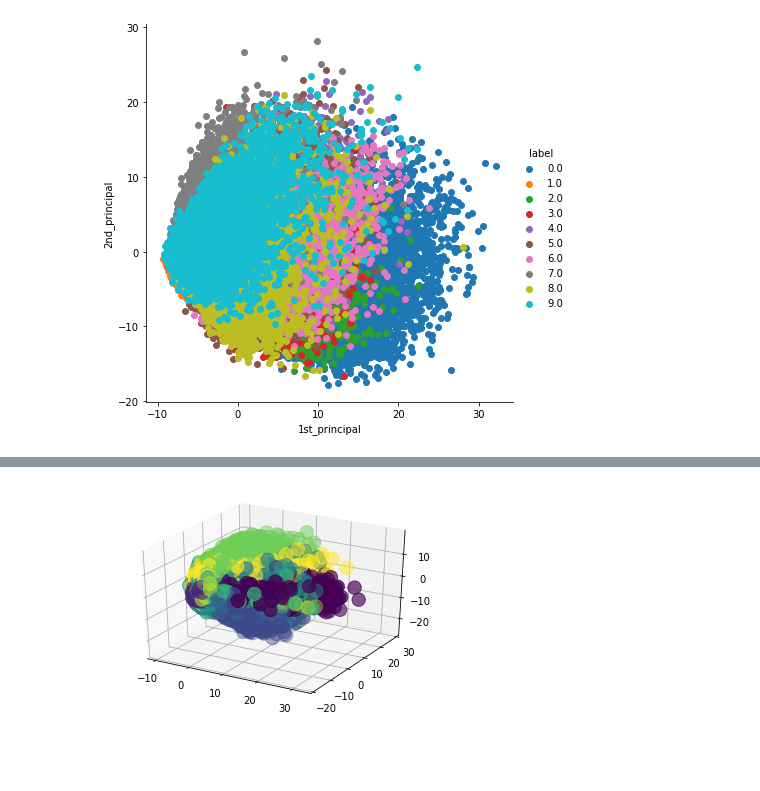
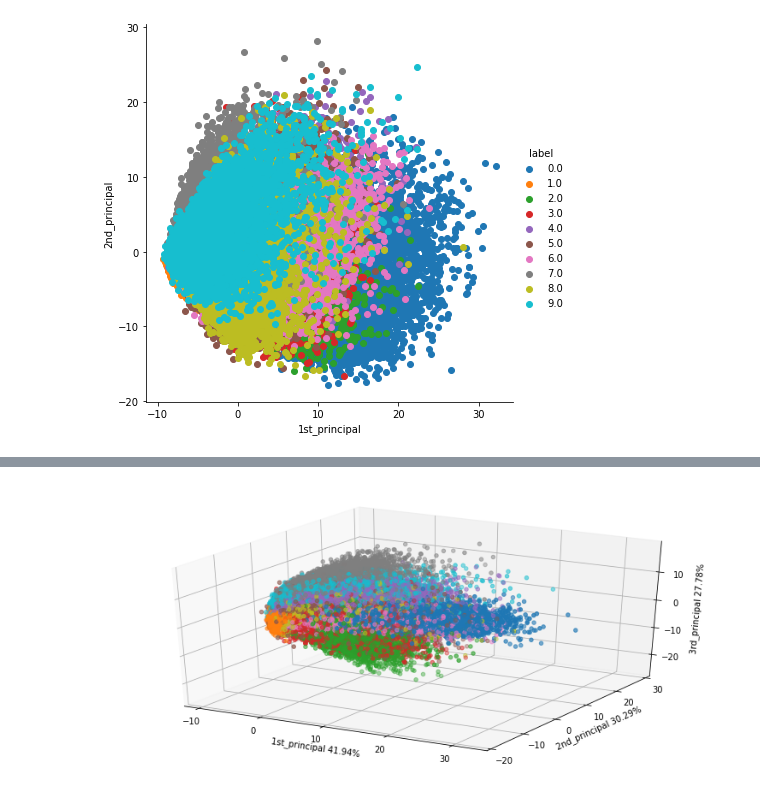
Before and after one commit to devandrepascoa/notebooks, a Jupyter notebook: MNIST_PCA_VISUALIZATION.ipynb, the cells around one changed output, grey strips where cells are left out. Cells and saved outputs as stored; diff of their text form; code cells hidden in the pictures; blank space fills up the shorter version.

```diff
--- a/MNIST_PCA_VISUALIZATION.ipynb
+++ b/MNIST_PCA_VISUALIZATION.ipynb
@@ -5,11 +5,16 @@ import tensorflow.keras as keras
 from keras.datasets import mnist
 from sklearn.preprocessing import StandardScaler
 import numpy as np
+import math
 from scipy.linalg import eigh
 
+#Extracting our data from the keras datasets library
 (x_train, y_train), (x_test, y_test) = mnist.load_data()
+M = x_train.shape[0]#Number of training examples
 x_train = x_train.reshape((x_train.shape[0],-1))
 print(x_train.shape)
+#Normalizing the data so our features are scaled to the same proportion
+#Features are every variable (784 variables), we could also divide by 255.0
 standardized_data = StandardScaler().fit_transform(x_train)
 print(standardized_data.shape)
 # %% [output]
@@ -32,0 +23,5 @@ print(vectors.shape)
+# %%
+#Calculating  the covariance matrix with data.T*data
+sample_data = standardized_data
+covar_matrix = np.matmul(sample_data.T,sample_data)
+print(covar_matrix.shape)
@@ -32,0 +30,21 @@ print(vectors.shape)
+# %%
+ #Creating eigen vectors and eigen values of the covariance matrix
+values, vectors = eigh(covar_matrix)
+vectors = vectors.T
+#Selecting the eigen vectors with highest variation
+#Variation is directly proporcional to the eigen values
+#So we can select the vectors with 3 highest eigen values
+pca_1 = vectors[783]
+pca_2 = vectors[782]
+pca_3 = vectors[781]
+#Cálculo das percentagens de variancia dos componentes principais
+variance_1 = values[783]/(M-1)
+variance_2 = values[782]/(M-1)
+variance_3 = values[781]/(M-1)
+total_variance = variance_1+variance_2+variance_3 #Variancia total
+perc_var1 = math.ceil((variance_1/total_variance)*100.0*100)/100
+perc_var2 = math.ceil((variance_2/total_variance)*100.0*100)/100
+perc_var3 = math.ceil((variance_3/total_variance)*100.0*100)/100
+
+vectors = np.array([pca_1,pca_2,pca_3])
+print(vectors.shape)
@@ -36,6 +57,6 @@ new_coordinates = np.matmul(vectors, standardized_data.T)
 # %%
 import pandas as pd
 new_coordinates = np.vstack((new_coordinates, y_train)).T
-df = pd.DataFrame(data=new_coordinates, columns=("3rd_principal","2nd_principal", "1st_principal", "label"))
+df = pd.DataFrame(data=new_coordinates, columns=("1st_principal","2nd_principal","3rd_principal",  "label"))
 print(df.head())
 # %% [output]
@@ -55,9 +87,12 @@ plt.show()
 # %%
-fig = plt.figure()
-ax = fig.add_subplot(111, projection='3d')
-ax.scatter(df['1st_principal'], df['2nd_principal'], df['3rd_principal'], c=df['label'], s=180)
-ax.set_xscale('linear')
+#plotting 3d data points with matplotlib
+fig = plt.figure(figsize=(13,6))
+ax = fig.add_subplot(111,projection="3d")
+ax.scatter(df['1st_principal'], df['2nd_principal'], df['3rd_principal'], c=df['label'],cmap="tab10", s=20)
+ax.set_xlabel("1st_principal "+str(perc_var1)+"%")
+ax.set_ylabel("2nd_principal "+str(perc_var2)+"%")
+ax.set_zlabel("3rd_principal "+str(perc_var3)+"%")
 
 plt.show()
 # %% [output]
-[figure, old version]
+[figure, new version]
```
Also changed, not shown: parts of 8 cells of this notebook.
